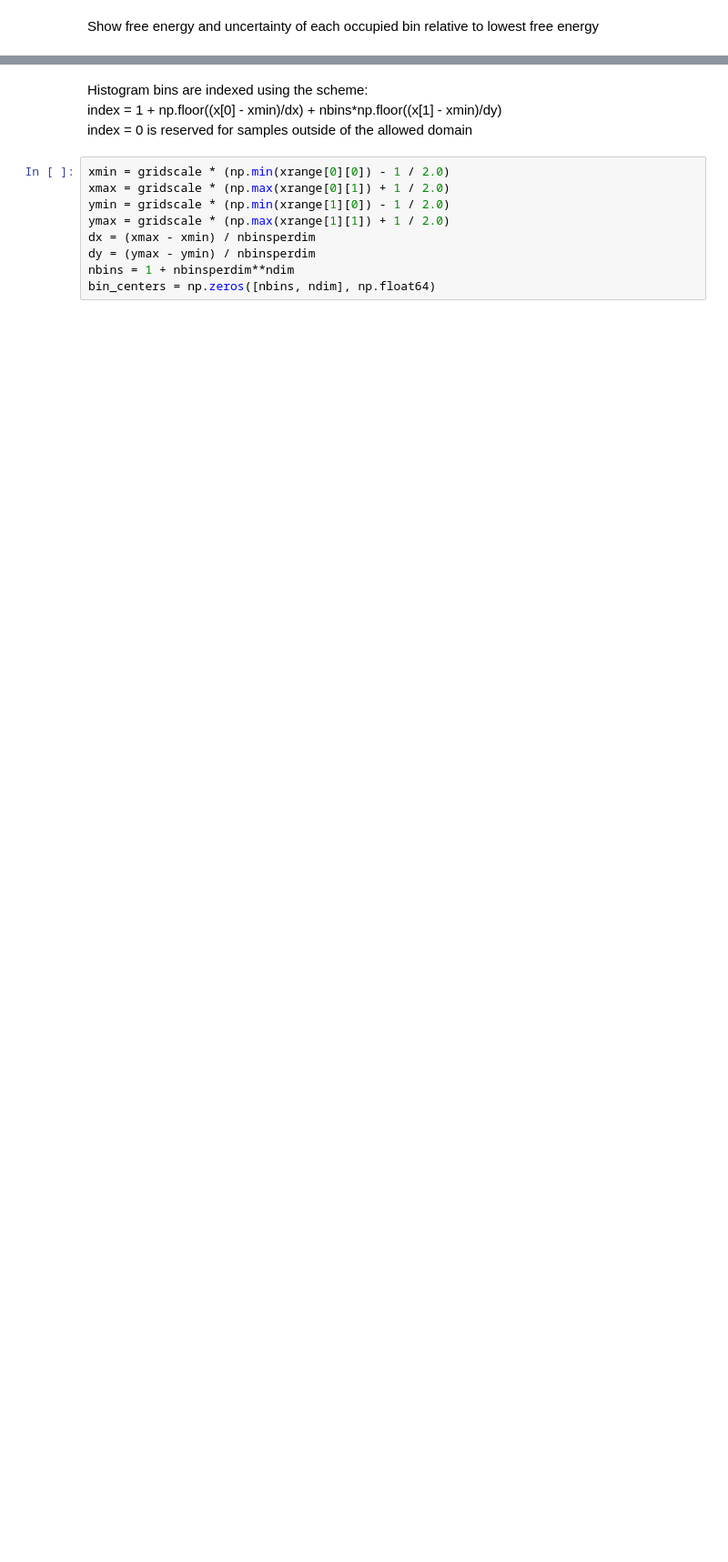
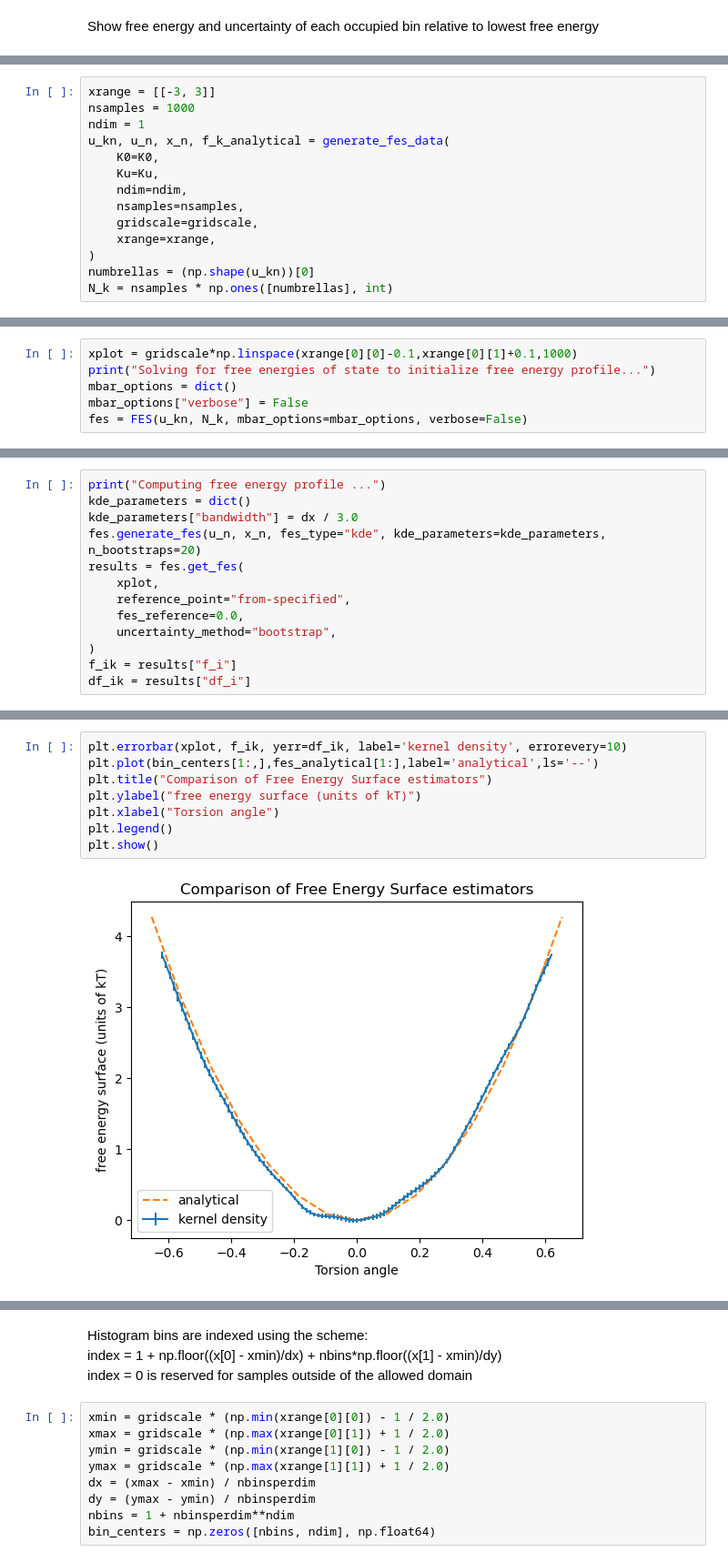
Before and after one commit to shirtsgroup/pymbar_notebook_examples, a Jupyter notebook: harmonic-oscillators/harmonic-oscillators.ipynb, the cells around one changed output, grey strips where cells are left out. Shown at 91% size. Drawn from its saved outputs; the diff is of its cells as text; blank space fills up the shorter version.

```diff
--- a/harmonic-oscillators/harmonic-oscillators.ipynb
+++ b/harmonic-oscillators/harmonic-oscillators.ipynb
@@ -1172,0 +1337,14 @@ plt.show()
+# %%
+xrange = [[-3, 3]]
+nsamples = 1000
+ndim = 1
+u_kn, u_n, x_n, f_k_analytical = generate_fes_data(
+    K0=K0,
+    Ku=Ku,
+    ndim=ndim,
+    nsamples=nsamples,
+    gridscale=gridscale,
+    xrange=xrange,
+)
+numbrellas = (np.shape(u_kn))[0]
+N_k = nsamples * np.ones([numbrellas], int)
@@ -1172,0 +1362,6 @@ plt.show()
+# %%
+xplot = gridscale*np.linspace(xrange[0][0]-0.1,xrange[0][1]+0.1,1000)
+print("Solving for free energies of state to initialize free energy profile...")
+mbar_options = dict()
+mbar_options["verbose"] = False
+fes = FES(u_kn, N_k, mbar_options=mbar_options, verbose=False)
@@ -1172,0 +1373,13 @@ plt.show()
+# %%
+print("Computing free energy profile ...")
+kde_parameters = dict()
+kde_parameters["bandwidth"] = dx / 3.0
+fes.generate_fes(u_n, x_n, fes_type="kde", kde_parameters=kde_parameters, n_bootstraps=20)
+results = fes.get_fes(
+    xplot,
+    reference_point="from-specified",
+    fes_reference=0.0,
+    uncertainty_method="bootstrap",
+)
+f_ik = results["f_i"]
+df_ik = results["df_i"]
@@ -1173,2 +1404,12 @@ plt.show()
+# %%
+plt.errorbar(xplot, f_ik, yerr=df_ik, label='kernel density', errorevery=10)
+plt.plot(bin_centers[1:,],fes_analytical[1:],label='analytical',ls='--')
+plt.title("Comparison of Free Energy Surface estimators")
+plt.ylabel("free energy surface (units of kT)")
+plt.xlabel("Torsion angle")
+plt.legend()
+plt.show()
+# %% [output]
+[figure, added]
 # %% [markdown]
 ### Test 2: 2D free energy surface
```
Also changed, not shown: parts of 113 cells of this notebook, 2 other files.
